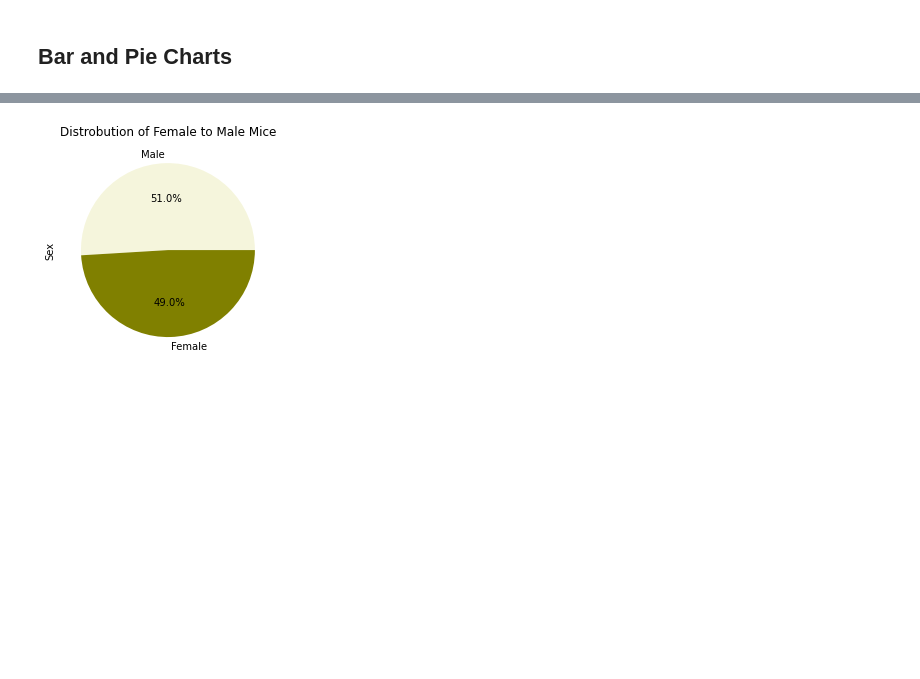
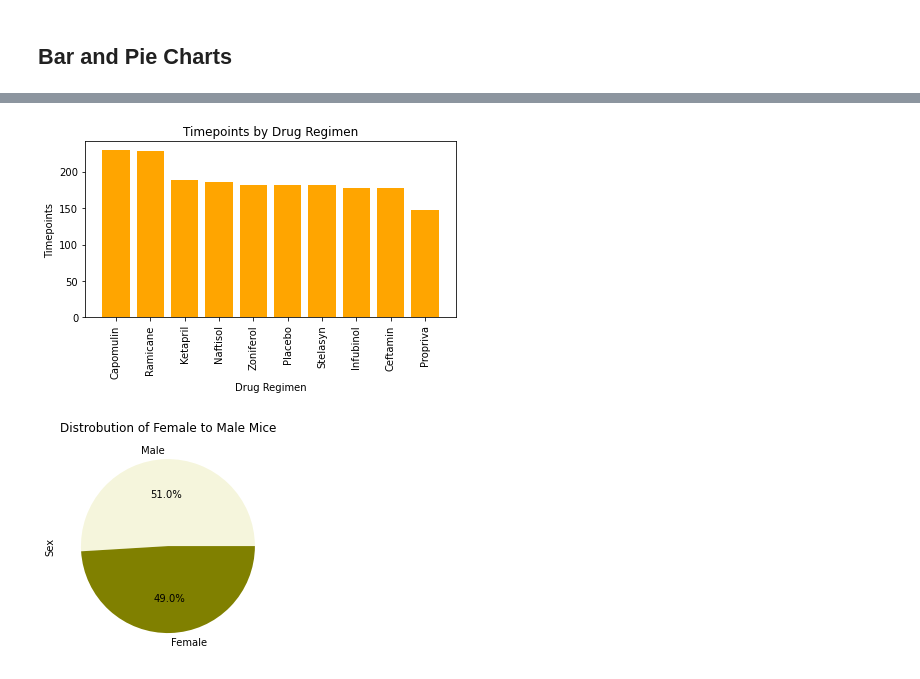
Before and after one commit to rutili/Matplotlib-Project, a Jupyter notebook: Pymaceuticals/pymaceuticals_starter.ipynb, the cells around one changed output, grey strips where cells are left out. Cells and saved outputs as stored; diff of their text form; code cells hidden in the pictures; blank space fills up the shorter version.

```diff
--- a/Pymaceuticals/pymaceuticals_starter.ipynb
+++ b/Pymaceuticals/pymaceuticals_starter.ipynb
@@ -146,5 +146,15 @@ cGBrt_count.plot(kind='bar', ylabel='Timepoints', title='Timepoints by Drug Regi
 # %%
 # Generate a bar plot showing the total number of timepoints for all mice tested for each drug regimen using pyplot.
+
+plt.bar(x = cGBrt_count.index.values, height = cGBrt_count.values, facecolor='orange')
+
+plt.xticks(rotation='vertical')
+plt.xlabel('Drug Regimen')
+plt.ylabel('Timepoints')
+plt.title('Timepoints by Drug Regimen')
+plt.tight_layout()
+# %% [output]
+[figure, added]
 # %%
 # Generate a pie plot showing the distribution of female versus male mice using Pandas
 cGBrt_count2=clean['Sex'].value_counts()
```
Also changed, not shown: parts of 5 cells of this notebook.
